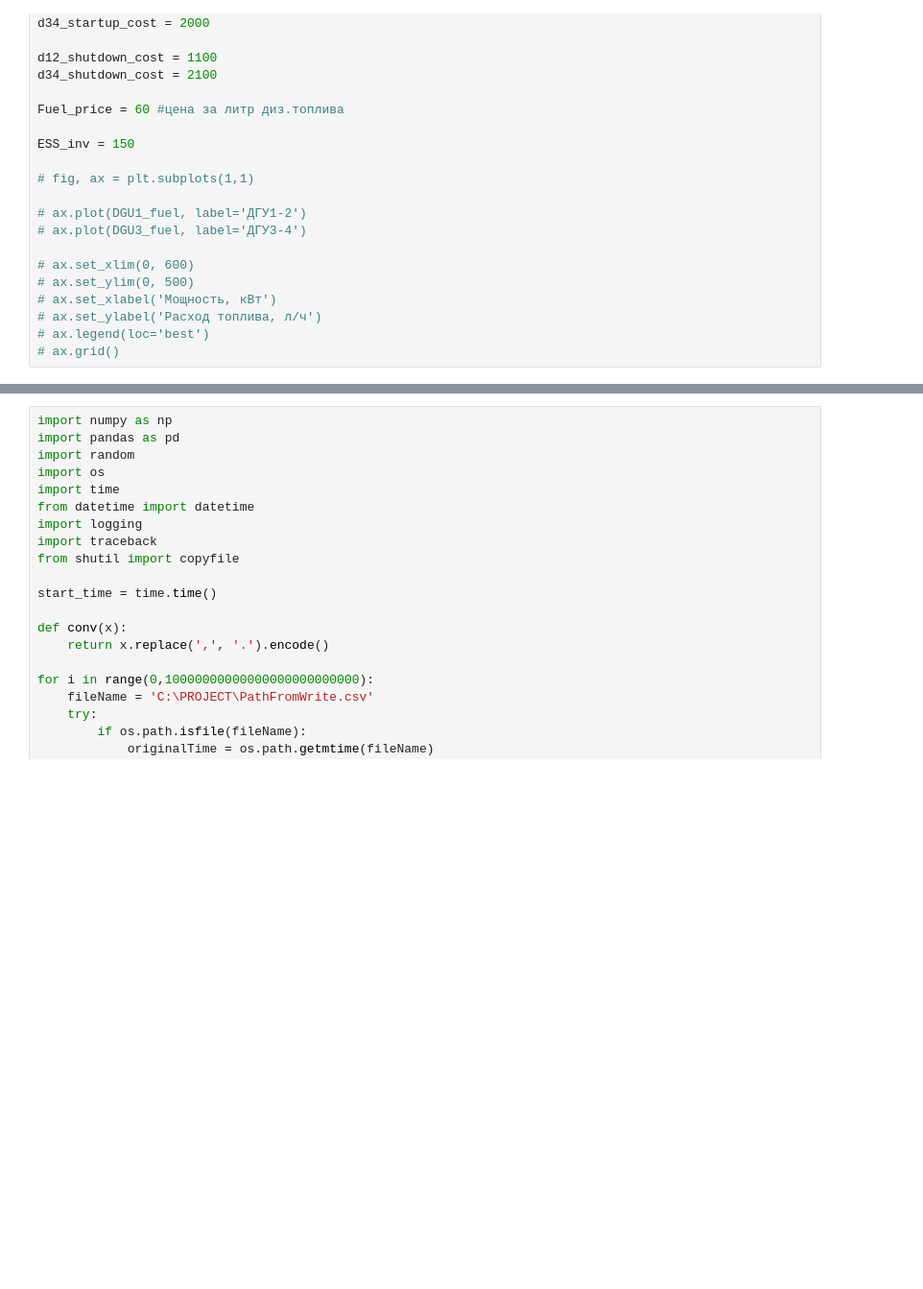
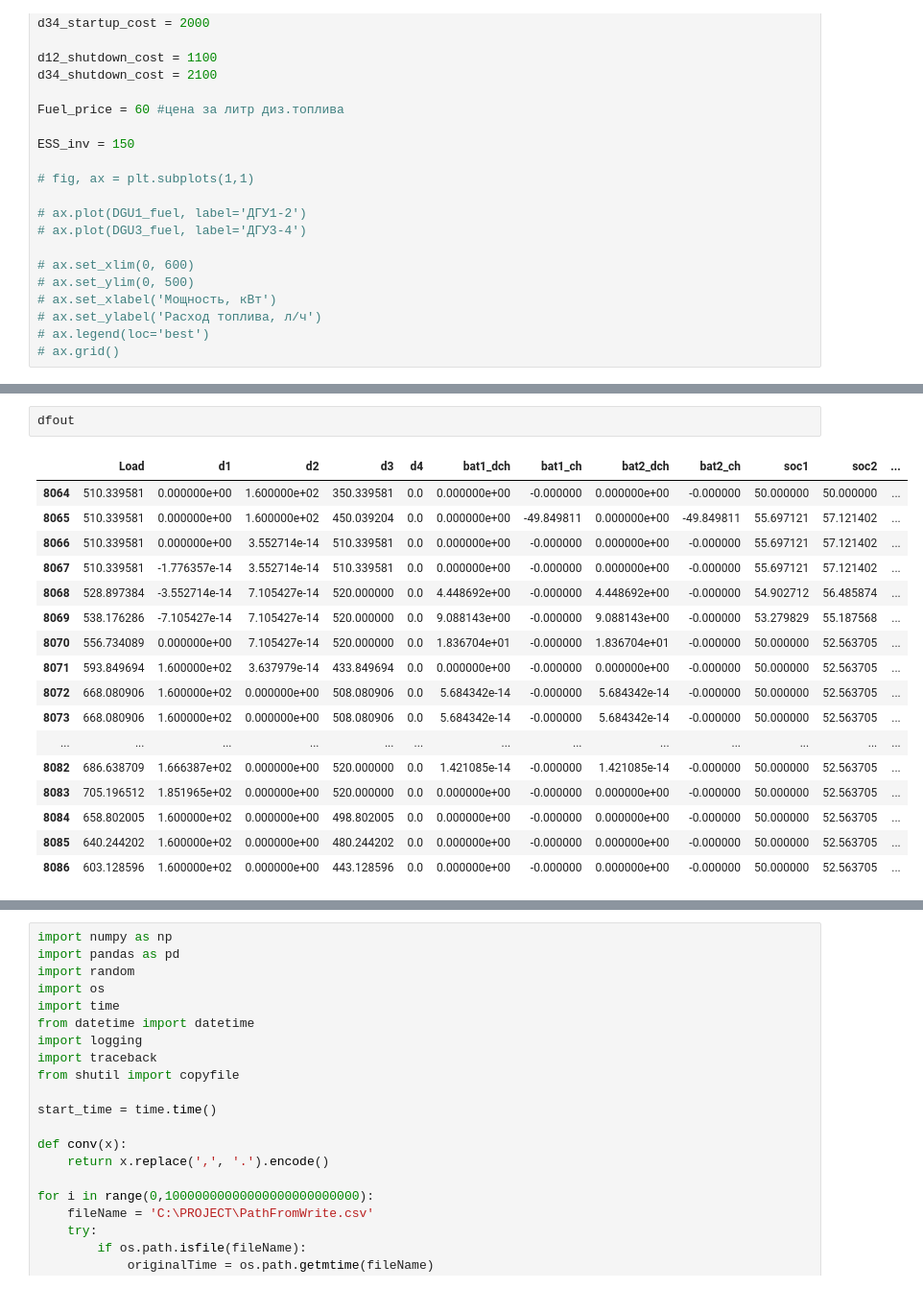
Before and after one commit to alisher592/toy_ems0, a Jupyter notebook: qw/Day-ahead.ipynb, the cells around one changed output, grey strips where cells are left out. Shown at 96% size. Drawn from its saved outputs; the diff is of its cells as text; blank space fills up the shorter version.

```diff
--- a/qw/Day-ahead.ipynb
+++ b/qw/Day-ahead.ipynb
@@ -651,0 +659,20 @@ print('Суточный расход дизельного топлива: ------
+# %%
+dfout
+# %% [output]
+|  | Load | d1 | d2 | d3 | d4 | bat1_dch | bat1_ch | bat2_dch | bat2_ch | soc1 | soc2 | ... |
+| 8064 | 510.339581 | 0.000000e+00 | 1.600000e+02 | 350.339581 | 0.0 | 0.000000e+00 | -0.000000 | 0.000000e+00 | -0.000000 | 50.000000 | 50.000000 | ... |
+| 8065 | 510.339581 | 0.000000e+00 | 1.600000e+02 | 450.039204 | 0.0 | 0.000000e+00 | -49.849811 | 0.000000e+00 | -49.849811 | 55.697121 | 57.121402 | ... |
+| 8066 | 510.339581 | 0.000000e+00 | 3.552714e-14 | 510.339581 | 0.0 | 0.000000e+00 | -0.000000 | 0.000000e+00 | -0.000000 | 55.697121 | 57.121402 | ... |
+| 8067 | 510.339581 | -1.776357e-14 | 3.552714e-14 | 510.339581 | 0.0 | 0.000000e+00 | -0.000000 | 0.000000e+00 | -0.000000 | 55.697121 | 57.121402 | ... |
+| 8068 | 528.897384 | -3.552714e-14 | 7.105427e-14 | 520.000000 | 0.0 | 4.448692e+00 | -0.000000 | 4.448692e+00 | -0.000000 | 54.902712 | 56.485874 | ... |
+| 8069 | 538.176286 | -7.105427e-14 | 7.105427e-14 | 520.000000 | 0.0 | 9.088143e+00 | -0.000000 | 9.088143e+00 | -0.000000 | 53.279829 | 55.187568 | ... |
+| 8070 | 556.734089 | 0.000000e+00 | 7.105427e-14 | 520.000000 | 0.0 | 1.836704e+01 | -0.000000 | 1.836704e+01 | -0.000000 | 50.000000 | 52.563705 | ... |
+| 8071 | 593.849694 | 1.600000e+02 | 3.637979e-14 | 433.849694 | 0.0 | 0.000000e+00 | -0.000000 | 0.000000e+00 | -0.000000 | 50.000000 | 52.563705 | ... |
+| 8072 | 668.080906 | 1.600000e+02 | 0.000000e+00 | 508.080906 | 0.0 | 5.684342e-14 | -0.000000 | 5.684342e-14 | -0.000000 | 50.000000 | 52.563705 | ... |
+| 8073 | 668.080906 | 1.600000e+02 | 0.000000e+00 | 508.080906 | 0.0 | 5.684342e-14 | -0.000000 | 5.684342e-14 | -0.000000 | 50.000000 | 52.563705 | ... |
+| ... | ... | ... | ... | ... | ... | ... | ... | ... | ... | ... | ... | ... |
+| 8082 | 686.638709 | 1.666387e+02 | 0.000000e+00 | 520.000000 | 0.0 | 1.421085e-14 | -0.000000 | 1.421085e-14 | -0.000000 | 50.000000 | 52.563705 | ... |
+| 8083 | 705.196512 | 1.851965e+02 | 0.000000e+00 | 520.000000 | 0.0 | 0.000000e+00 | -0.000000 | 0.000000e+00 | -0.000000 | 50.000000 | 52.563705 | ... |
+| 8084 | 658.802005 | 1.600000e+02 | 0.000000e+00 | 498.802005 | 0.0 | 0.000000e+00 | -0.000000 | 0.000000e+00 | -0.000000 | 50.000000 | 52.563705 | ... |
+| 8085 | 640.244202 | 1.600000e+02 | 0.000000e+00 | 480.244202 | 0.0 | 0.000000e+00 | -0.000000 | 0.000000e+00 | -0.000000 | 50.000000 | 52.563705 | ... |
+| 8086 | 603.128596 | 1.600000e+02 | 0.000000e+00 | 443.128596 | 0.0 | 0.000000e+00 | -0.000000 | 0.000000e+00 | -0.000000 | 50.000000 | 52.563705 | ... |
```
Also changed, not shown: parts of 6 cells of this notebook, 6 other files.
